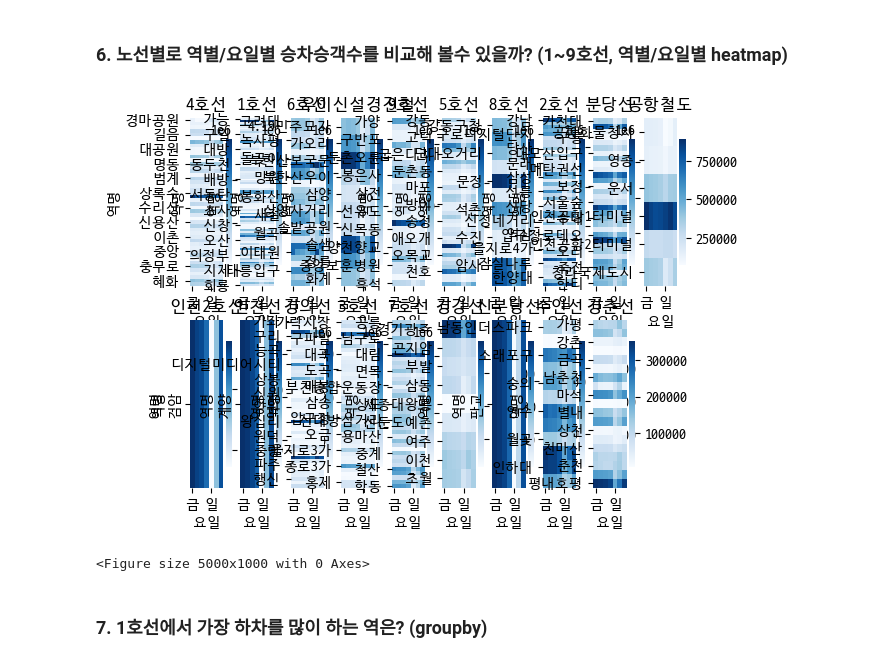
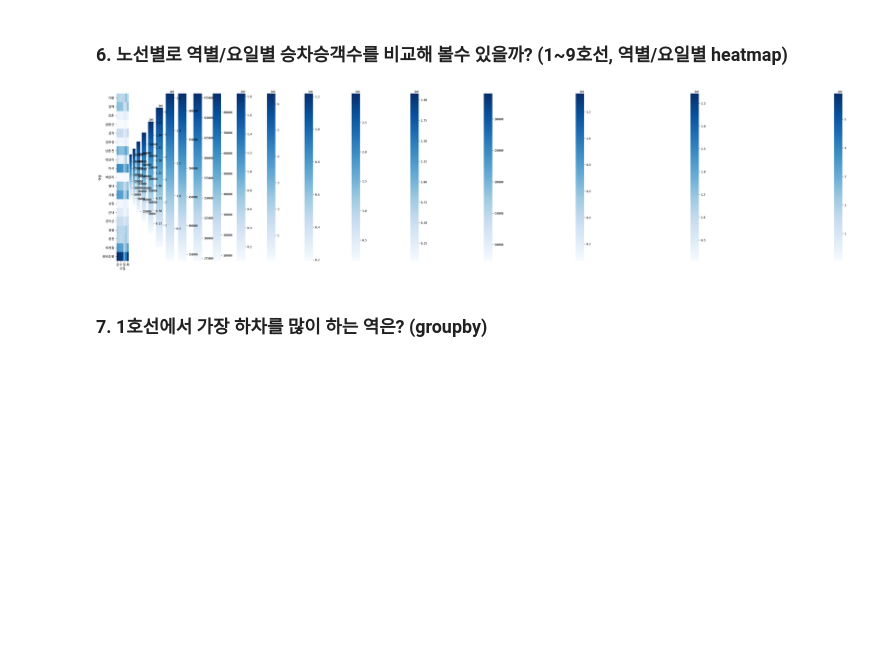
Before and after one commit to smu-202115064/Training-project-for-AI-X-Pioneers-Basic, a Jupyter notebook: 실습/김동주 - 지하철 이용승객 분석.ipynb, the cells around one changed output. Drawn from its saved outputs; the diff is of its cells as text; code cells hidden in the pictures; blank space fills up the shorter version.

```diff
--- a/실습/김동주 - 지하철 이용승객 분석.ipynb
+++ b/실습/김동주 - 지하철 이용승객 분석.ipynb
@@ -396,27 +476,25 @@ df.head(1)
 # %%
 n_lines = len(df_subway_raw['노선명'].unique())
 
 SIZE = 5
 
 W = 10
 H = math.ceil(n_lines / W)
 
+plt.figure(figsize=(SIZE*W, SIZE*H))
+
 for line_no, line in enumerate(df_subway_raw['노선명'].unique()):
     df = df_subway_raw[df_subway_raw['노선명'] == line] \
         .groupby(['역명', '요일']) \
         .sum('승하차총승객수') \
         .reset_index() \
         .pivot(index='역명', columns='요일', values='승하차총승객수')
 
-    plt.subplot(H, W, line_no+1)
-    plt.title(line)
     sns.heatmap(data=df, fmt=',.0f', cmap='Blues')
 
-plt.figure(figsize=(SIZE*W, SIZE*H))
 plt.show()
 # %% [output]
-[figure, old version]
+[figure, new version]
-<Figure size 5000x1000 with 0 Axes>
 # %% [markdown]
 ### 7. 1호선에서 가장 하차를 많이 하는 역은? (groupby)
 # %%
```
Also changed, not shown: parts of 10 cells of this notebook.
